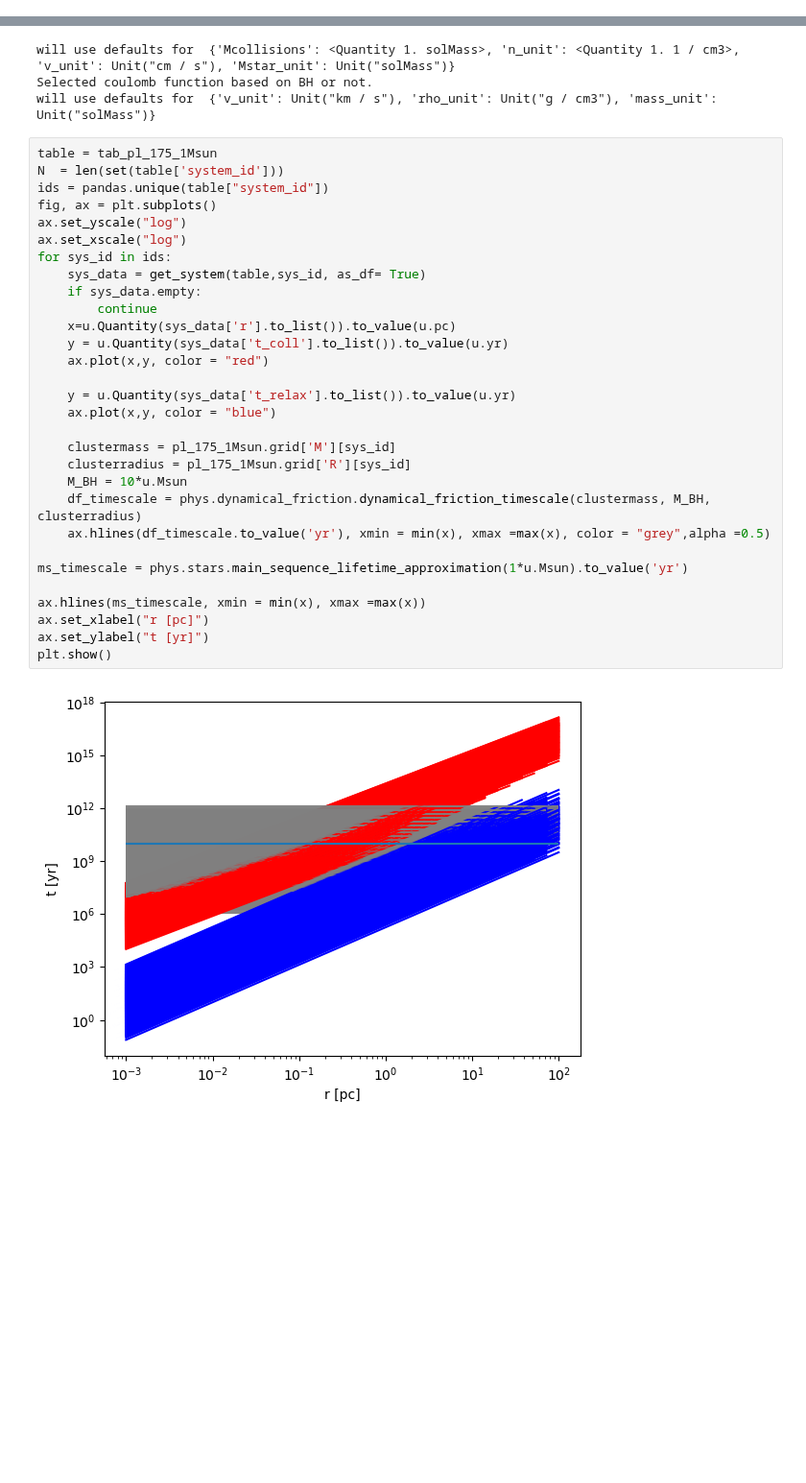
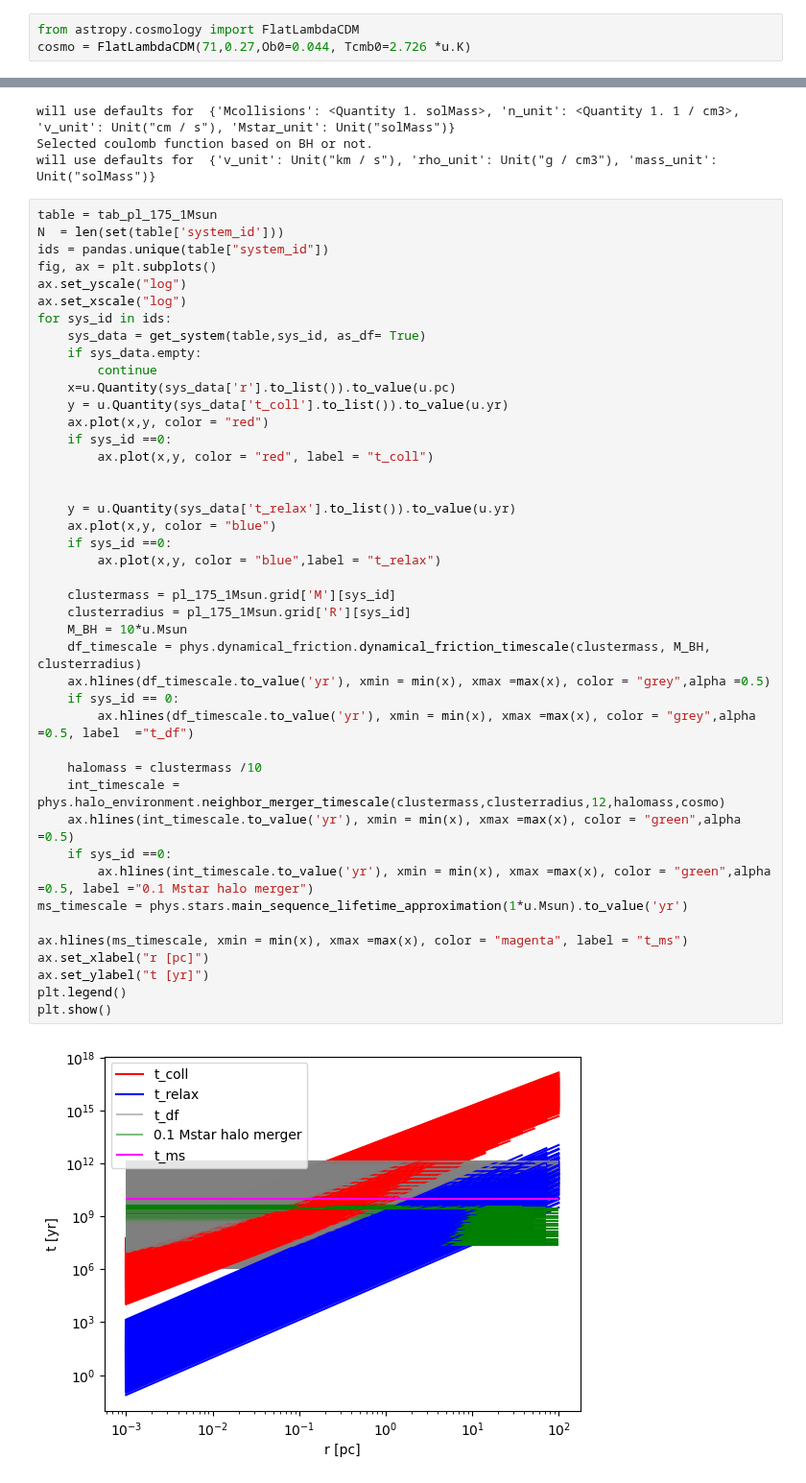
Before and after one commit to astro-claire/timescale-plots, a Jupyter notebook: timescale_comparison.ipynb, the cells around one changed output, grey strips where cells are left out. Shown at 96% size. Drawn from its saved outputs; the diff is of its cells as text; blank space fills up the shorter version.

Commit message:
added preliminary plots

```diff
--- a/timescale_comparison.ipynb
+++ b/timescale_comparison.ipynb
@@ -14,6 +14,9 @@ from timescales.analysis.tables import structural_table, timescale_table
 from timescales.analysis.tools import get_system
 from timescales.analysis.recipes import generate_timescale_comparison,collision_vs_main_sequence, destructive_colllision_criterion
 from timescales import physics as phys
+# %%
+from astropy.cosmology import FlatLambdaCDM
+cosmo = FlatLambdaCDM(71,0.27,Ob0=0.044, Tcmb0=2.726 *u.K)
 # %%
 masses_array   = np.logspace(4, 8, 20) * u.Msun
 radii_array    = np.logspace(-0.7, 2, 20) * u.pc
@@ -48,32 +51,45 @@ will use defaults for  {'v_unit': Unit("km / s"), 'rho_unit': Unit("g / cm3"), '
 # %%
 table = tab_pl_175_1Msun
 N  = len(set(table['system_id']))
 ids = pandas.unique(table["system_id"])
 fig, ax = plt.subplots()
 ax.set_yscale("log")
 ax.set_xscale("log")
 for sys_id in ids:
     sys_data = get_system(table,sys_id, as_df= True)
     if sys_data.empty:
         continue
     x=u.Quantity(sys_data['r'].to_list()).to_value(u.pc)
     y = u.Quantity(sys_data['t_coll'].to_list()).to_value(u.yr)
     ax.plot(x,y, color = "red")
+    if sys_id ==0:
+        ax.plot(x,y, color = "red", label = "t_coll")
+
 
     y = u.Quantity(sys_data['t_relax'].to_list()).to_value(u.yr)
     ax.plot(x,y, color = "blue")
+    if sys_id ==0:
+        ax.plot(x,y, color = "blue",label = "t_relax")
 
     clustermass = pl_175_1Msun.grid['M'][sys_id]
     clusterradius = pl_175_1Msun.grid['R'][sys_id]
     M_BH = 10*u.Msun
     df_timescale = phys.dynamical_friction.dynamical_friction_timescale(clustermass, M_BH, clusterradius)
     ax.hlines(df_timescale.to_value('yr'), xmin = min(x), xmax =max(x), color = "grey",alpha =0.5)
+    if sys_id == 0:
+        ax.hlines(df_timescale.to_value('yr'), xmin = min(x), xmax =max(x), color = "grey",alpha =0.5, label  ="t_df")
 
+    halomass = clustermass /10
+    int_timescale = phys.halo_environment.neighbor_merger_timescale(clustermass,clusterradius,12,halomass,cosmo)
+    ax.hlines(int_timescale.to_value('yr'), xmin = min(x), xmax =max(x), color = "green",alpha =0.5)
+    if sys_id ==0:
+        ax.hlines(int_timescale.to_value('yr'), xmin = min(x), xmax =max(x), color = "green",alpha =0.5, label ="0.1 Mstar halo merger")
 ms_timescale = phys.stars.main_sequence_lifetime_approximation(1*u.Msun).to_value('yr')
 
-ax.hlines(ms_timescale, xmin = min(x), xmax =max(x))
+ax.hlines(ms_timescale, xmin = min(x), xmax =max(x), color = "magenta", label = "t_ms")
 ax.set_xlabel("r [pc]")
 ax.set_ylabel("t [yr]")
+plt.legend()
 plt.show()
 # %% [output]
-[figure, old version]
+[figure, new version]
```
Also changed, not shown: parts of 2 cells of this notebook.
